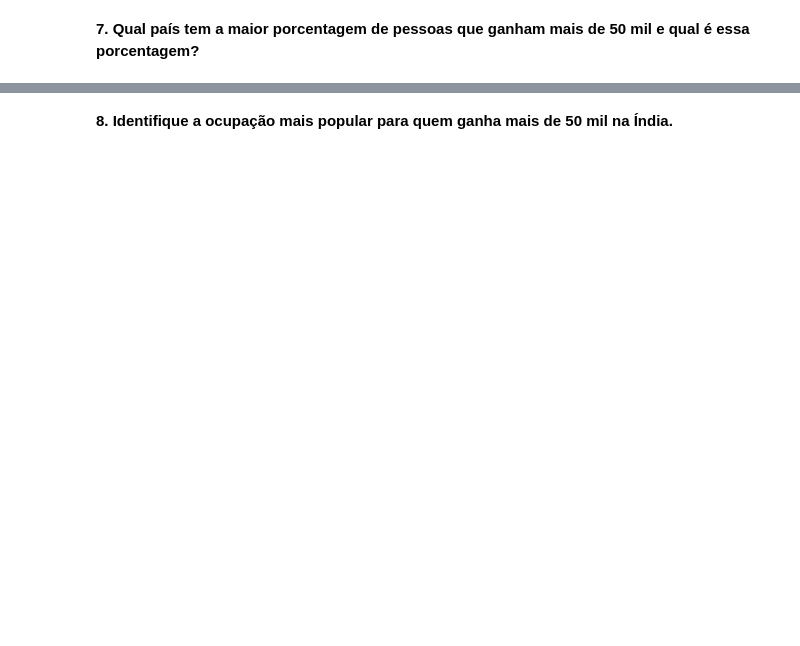
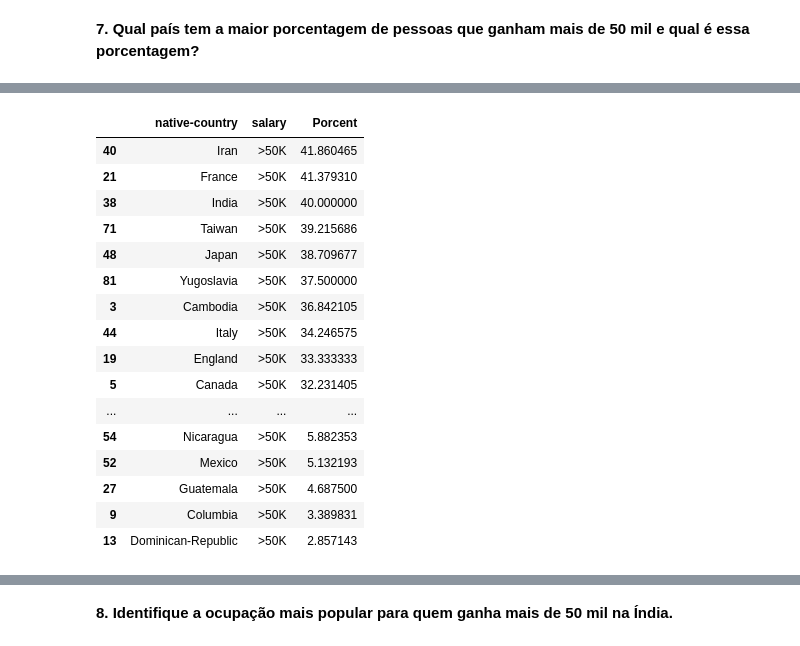
Before and after one commit to FranciniSantana/data-analysis-python-FreeCodeCamp, a Jupyter notebook: Projeto_Demographic_data_analyzer.ipynb, the cells around one changed output, grey strips where cells are left out. Drawn from its saved outputs; the diff is of its cells as text; code cells hidden in the pictures; blank space fills up the shorter version.

```diff
--- a/Projeto_Demographic_data_analyzer.ipynb
+++ b/Projeto_Demographic_data_analyzer.ipynb
@@ -288,0 +357,3 @@ TabelaFreEducationBasica
+# %%
+df_country_grouped = df.groupby(['native-country','salary']).salary.count() # Realizei uma contagem agrupando por país e salário
+df_country_grouped
@@ -288,0 +374,3 @@ TabelaFreEducationBasica
+# %%
+df_country_grouped_total = df.groupby(['native-country'],sort=False).salary.count() #realizei uma contagem do total de pessoas por país.
+df_country_grouped_total
@@ -288,0 +395,3 @@ TabelaFreEducationBasica
+# %%
+tabela = pd.DataFrame(df_country_grouped / df_country_grouped_total * 100).rename(columns={'salary':'Porcent'}).reset_index() #fiz uma tabela que demonstra o % por país de cada faixa de salário
+tabela
@@ -288,0 +412,20 @@ TabelaFreEducationBasica
+# %%
+tabela [tabela['salary']== ">50K"].sort_values(by=['Porcent'],ascending=False) # selecionei os países fazendo filtro para salários >50K e ordenei por valores porcentuais decrescentes
+# %% [output]
+|  | native-country | salary | Porcent |
+| 40 | Iran | >50K | 41.860465 |
+| 21 | France | >50K | 41.379310 |
+| 38 | India | >50K | 40.000000 |
+| 71 | Taiwan | >50K | 39.215686 |
+| 48 | Japan | >50K | 38.709677 |
+| 81 | Yugoslavia | >50K | 37.500000 |
+| 3 | Cambodia | >50K | 36.842105 |
+| 44 | Italy | >50K | 34.246575 |
+| 19 | England | >50K | 33.333333 |
+| 5 | Canada | >50K | 32.231405 |
+| ... | ... | ... | ... |
+| 54 | Nicaragua | >50K | 5.882353 |
+| 52 | Mexico | >50K | 5.132193 |
+| 27 | Guatemala | >50K | 4.687500 |
+| 9 | Columbia | >50K | 3.389831 |
+| 13 | Dominican-Republic | >50K | 2.857143 |
```
Also changed, not shown: parts of 14 cells of this notebook.
